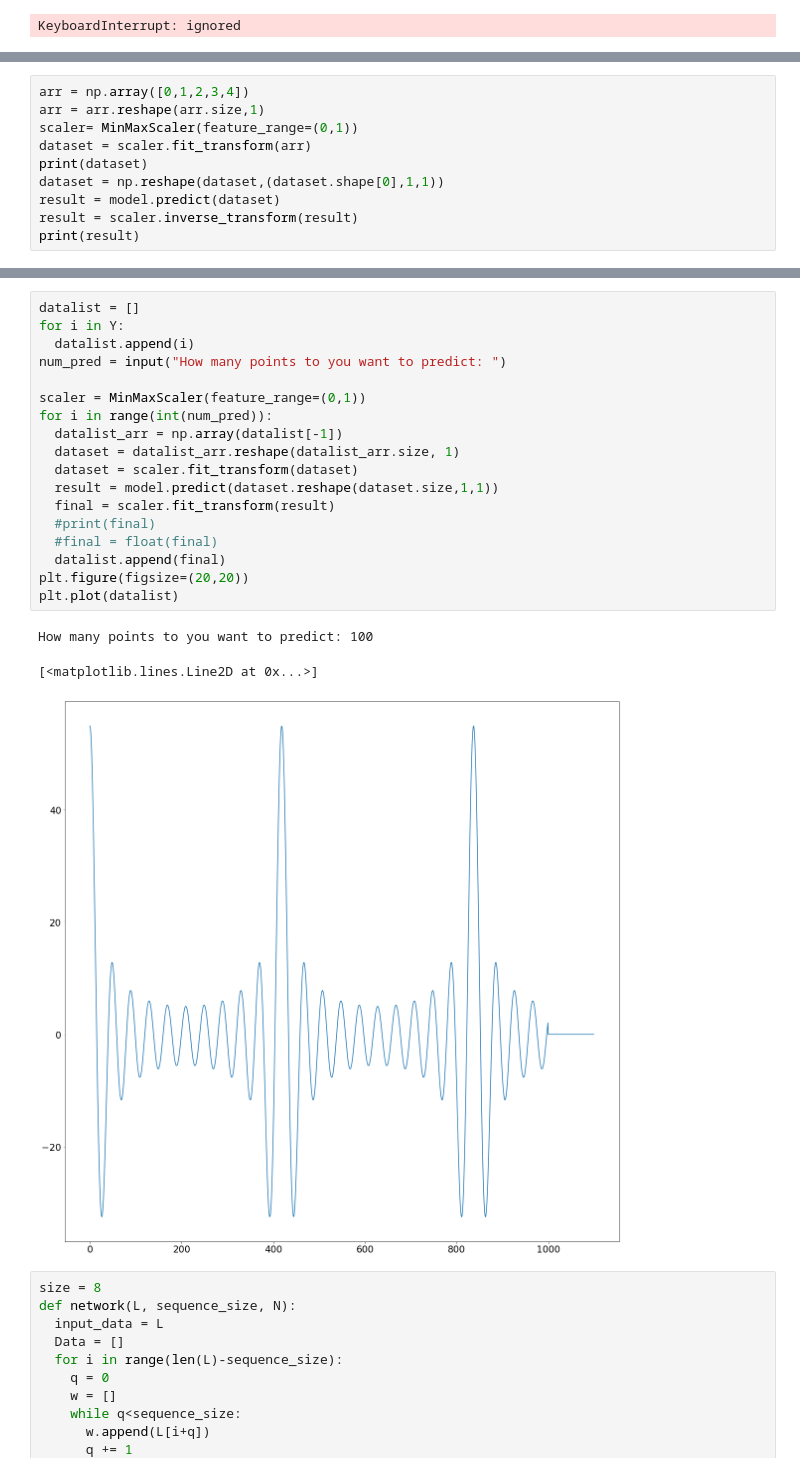
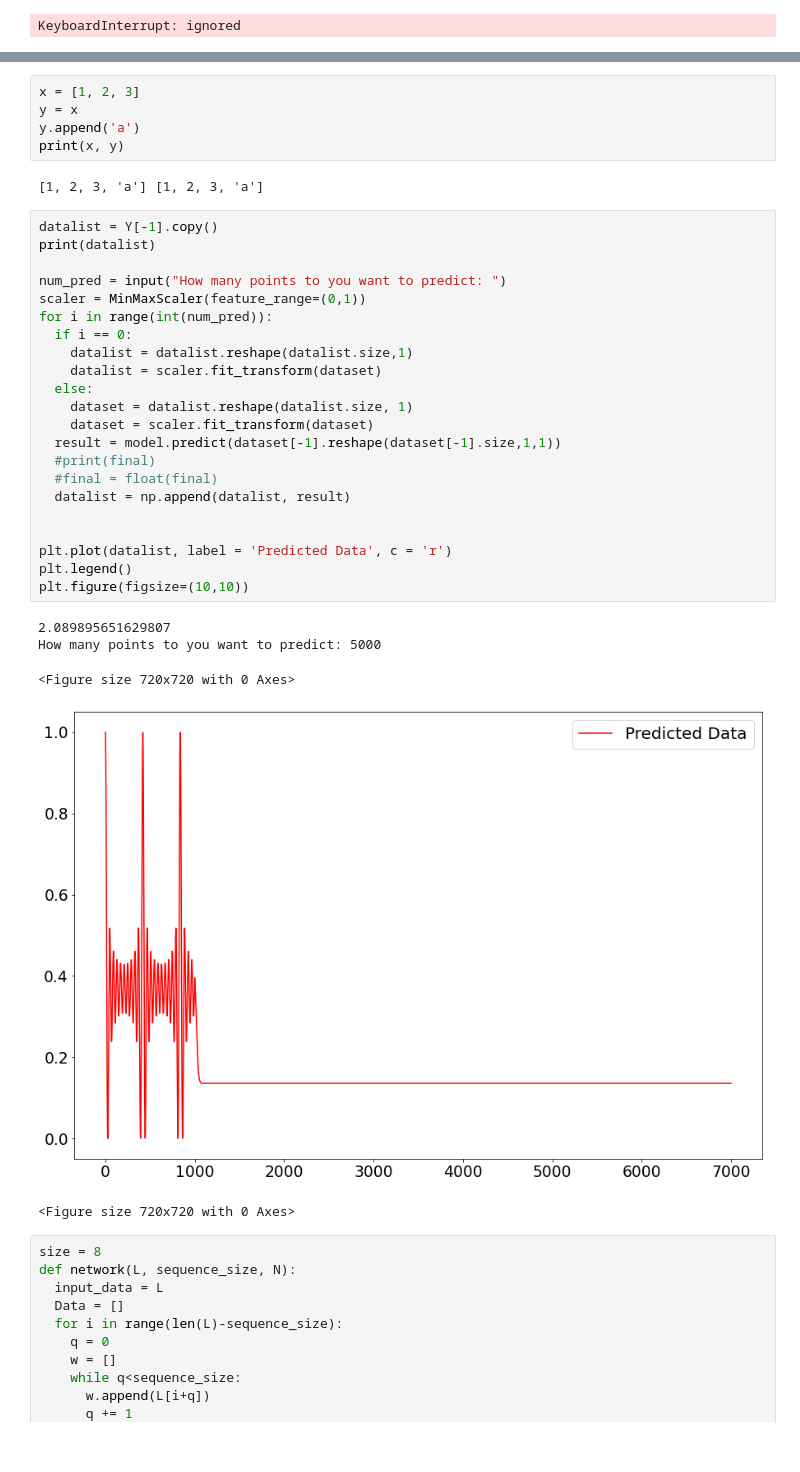
Before and after one commit to RitvikPrabhu/Machine-Learning, a Jupyter notebook: Neural_Networks_function_prediction_.ipynb, the cells around one changed output, grey strips where cells are left out. Saved outputs shown, nothing was run; the diff lists cells and outputs as text.

```diff
--- a/Neural_Networks_function_prediction_.ipynb
+++ b/Neural_Networks_function_prediction_.ipynb
@@ -696,11 +696 @@ Test Score: 2.31 RMSE
 [figure]
-# %%
-arr = np.array([0,1,2,3,4])
-arr = arr.reshape(arr.size,1)
-scaler= MinMaxScaler(feature_range=(0,1))
-dataset = scaler.fit_transform(arr)
-print(dataset)
-dataset = np.reshape(dataset,(dataset.shape[0],1,1))
-result = model.predict(dataset)
-result = scaler.inverse_transform(result)
-print(result)
@@ -718,25 +697,38 @@ print(result)
+# %%
+x = [1, 2, 3]
+y = x
+y.append('a')
+print(x, y)
+# %% [output]
+[1, 2, 3, 'a'] [1, 2, 3, 'a']
 # %%
-datalist = []
-for i in Y:
-  datalist.append(i)
+datalist = Y[-1].copy()
+print(datalist)
+
 num_pred = input("How many points to you want to predict: ")
-
 scaler = MinMaxScaler(feature_range=(0,1))
 for i in range(int(num_pred)):
-  datalist_arr = np.array(datalist[-1])
-  dataset = datalist_arr.reshape(datalist_arr.size, 1)
-  dataset = scaler.fit_transform(dataset)
-  result = model.predict(dataset.reshape(dataset.size,1,1))
-  final = scaler.fit_transform(result)
+  if i == 0:
+    datalist = datalist.reshape(datalist.size,1)
+    datalist = scaler.fit_transform(dataset)
+  else:
+    dataset = datalist.reshape(datalist.size, 1)
+    dataset = scaler.fit_transform(dataset)
+  result = model.predict(dataset[-1].reshape(dataset[-1].size,1,1))
   #print(final)
   #final = float(final)
-  datalist.append(final)
-plt.figure(figsize=(20,20))
-plt.plot(datalist)
+  datalist = np.append(datalist, result)
+
+
+plt.plot(datalist, label = 'Predicted Data', c = 'r')
+plt.legend()
+plt.figure(figsize=(10,10))
 # %% [output]
-How many points to you want to predict: 100
+2.089895651629807
+How many points to you want to predict: 5000
-[<matplotlib.lines.Line2D at 0x...>]
+<Figure size 720x720 with 0 Axes>
-[figure, old version]
+[figure, new version]
+<Figure size 720x720 with 0 Axes>
 # %%
 size = 8
 def network(L, sequence_size, N):
```
Also changed, not shown: parts of 2 cells of this notebook.
